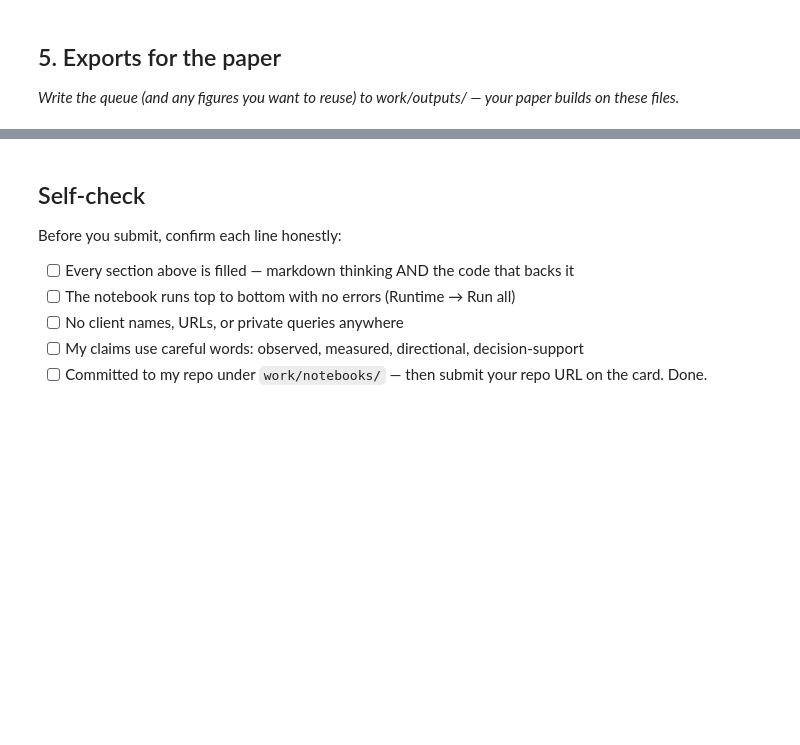
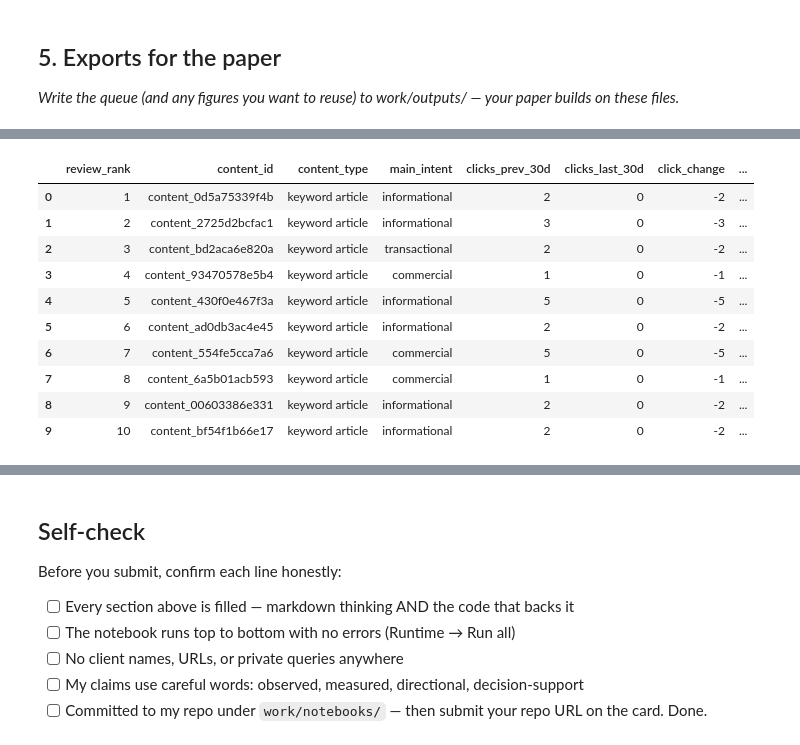
Before and after one commit to Hardik144/flyrank-ml-internship, a Jupyter notebook: work/notebooks/w07_action_playbook.ipynb, the cells around one changed output, grey strips where cells are left out. Drawn from its saved outputs; the diff is of its cells as text; code cells hidden in the pictures; blank space fills up the shorter version.

```diff
--- a/work/notebooks/w07_action_playbook.ipynb
+++ b/work/notebooks/w07_action_playbook.ipynb
@@ -43,0 +662,80 @@ This skeleton is yours to fill. Work the sections **in order** — each one has
+# %%
+
+# SECTION 5: EXPORTS FOR THE PAPER
+
+from pathlib import Path
+import json
+import pandas as pd
+import matplotlib.pyplot as plt
+
+# Create output directories
+output_dir = Path("work/outputs")
+figures_dir = Path("work/figures")
+
+output_dir.mkdir(parents=True, exist_ok=True)
+figures_dir.mkdir(parents=True, exist_ok=True)
+
+# 1. Export the ranked action queue
+if "action_queue" not in globals():
+    raise NameError(
+        "action_queue is not defined. Run Section 1 first."
+    )
+
+if not isinstance(action_queue, pd.DataFrame):
+    raise TypeError("action_queue must be a pandas DataFrame.")
+
+if action_queue.empty:
+    raise ValueError("The action queue is empty. Check Section 1.")
+
+queue_path = output_dir / "w07_ranked_action_queue.csv"
+
+action_queue.to_csv(queue_path, index=False)
+
+print("Ranked action queue exported:", queue_path)
+print("Number of actions:", len(action_queue))
+
+# 2. Save existing figures for the research paper
+figure_numbers = plt.get_fignums()
+saved_figures = []
+
+for i, figure_number in enumerate(figure_numbers, start=1):
+    fig = plt.figure(figure_number)
+
+    figure_path = figures_dir / f"w07_figure_{i}.png"
+
+    fig.savefig(
+        figure_path,
+        dpi=300,
+        bbox_inches="tight"
+    )
+
+    saved_figures.append(str(figure_path))
+
+print("\nFigures saved:", len(saved_figures))
+
+for figure_path in saved_figures:
+    print(figure_path)
+
+# 3. Export an artifact receipt
+export_summary = {
+    "assignment": "ML-10 Content Action Playbook",
+    "queue_file": str(queue_path),
+    "number_of_actions": int(len(action_queue)),
+    "queue_columns": action_queue.columns.tolist(),
+    "figures_saved": saved_figures,
+    "figure_count": len(saved_figures)
+}
+
+summary_path = output_dir / "w07_export_summary.json"
+
+with open(summary_path, "w") as f:
+    json.dump(export_summary, f, indent=2)
+
+print("\nExport summary saved:", summary_path)
+
+# 4. Display a preview
+print("\nPREVIEW OF EXPORTED ACTION QUEUE")
+display(action_queue.head(10))
+
+print("\nSECTION 5 EXPORTS COMPLETED")
+# %% [output]
@@ -43,0 +750,11 @@ This skeleton is yours to fill. Work the sections **in order** — each one has
+|  | review_rank | content_id | content_type | main_intent | clicks_prev_30d | clicks_last_30d | click_change | ... |
+| 0 | 1 | content_0d5a75339f4b | keyword article | informational | 2 | 0 | -2 | ... |
+| 1 | 2 | content_2725d2bcfac1 | keyword article | informational | 3 | 0 | -3 | ... |
+| 2 | 3 | content_bd2aca6e820a | keyword article | transactional | 2 | 0 | -2 | ... |
+| 3 | 4 | content_93470578e5b4 | keyword article | commercial | 1 | 0 | -1 | ... |
+| 4 | 5 | content_430f0e467f3a | keyword article | informational | 5 | 0 | -5 | ... |
+| 5 | 6 | content_ad0db3ac4e45 | keyword article | informational | 2 | 0 | -2 | ... |
+| 6 | 7 | content_554fe5cca7a6 | keyword article | commercial | 5 | 0 | -5 | ... |
+| 7 | 8 | content_6a5b01acb593 | keyword article | commercial | 1 | 0 | -1 | ... |
+| 8 | 9 | content_00603386e331 | keyword article | informational | 2 | 0 | -2 | ... |
+| 9 | 10 | content_bf54f1b66e17 | keyword article | informational | 2 | 0 | -2 | ... |
```
Also changed, not shown: parts of 11 cells of this notebook.
